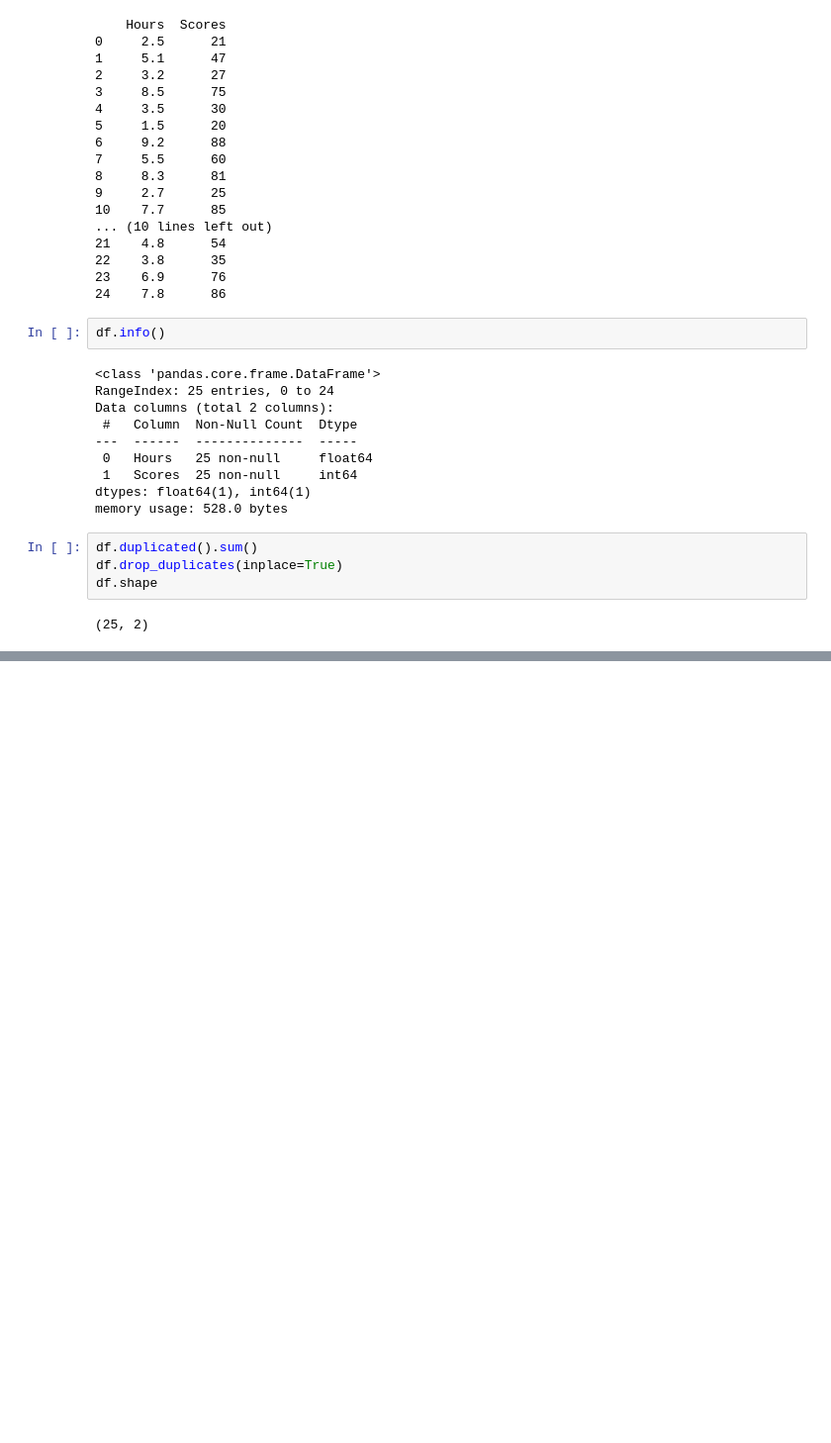
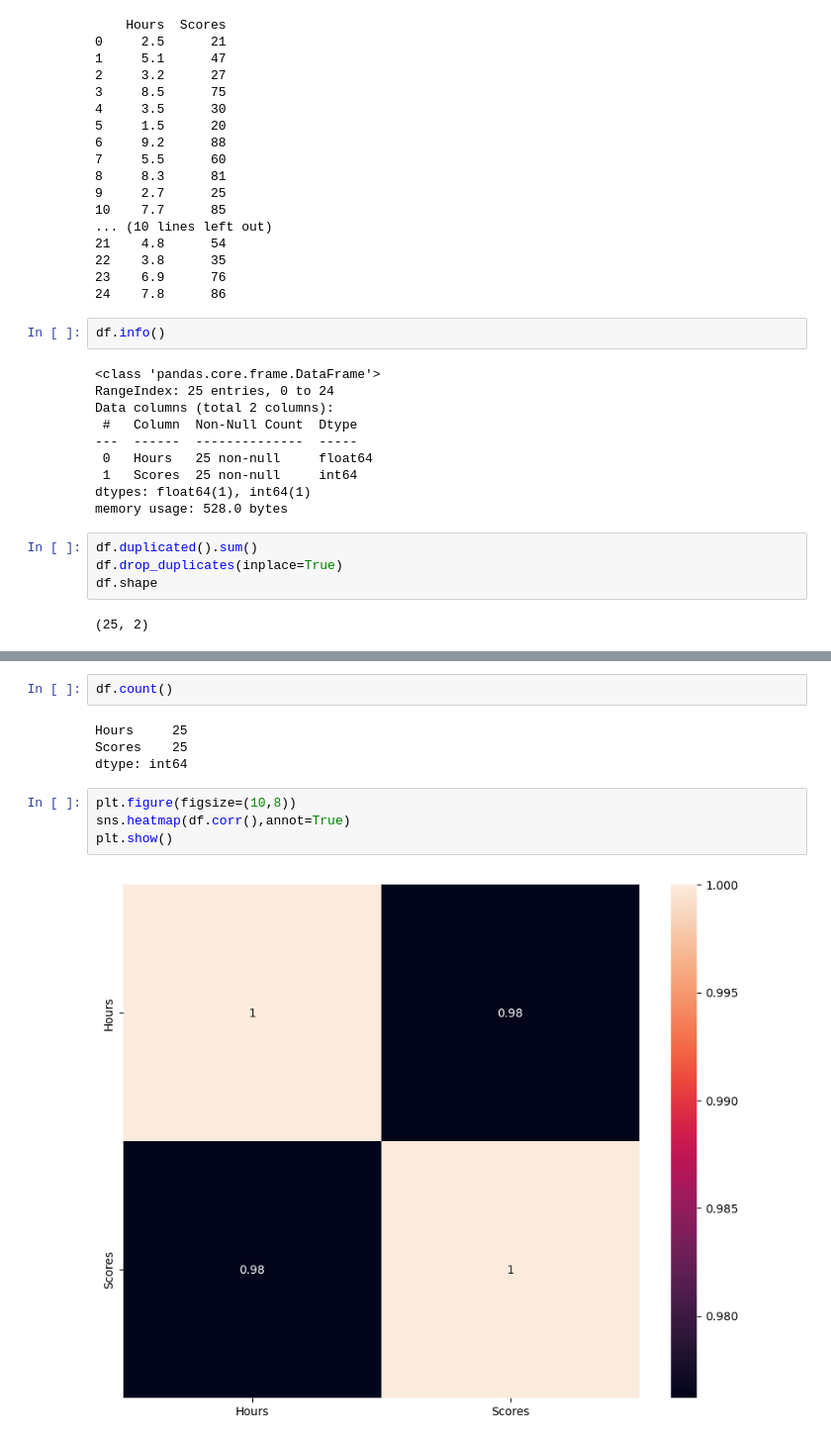
Before and after one commit to pathakmohit/score_csv, a Jupyter notebook: main.ipynb, the cells around one changed output, grey strips where cells are left out. Shown at 99% size. Drawn from its saved outputs; the diff is of its cells as text; blank space fills up the shorter version.

```diff
--- a/main.ipynb
+++ b/main.ipynb
@@ -58,0 +155,12 @@ df.shape
+# %%
+df.count()
+# %% [output]
+Hours     25
+Scores    25
+dtype: int64
+# %%
+plt.figure(figsize=(10,8))
+sns.heatmap(df.corr(),annot=True)
+plt.show()
+# %% [output]
+[figure, added]
```
Also changed, not shown: parts of 9 cells of this notebook.
